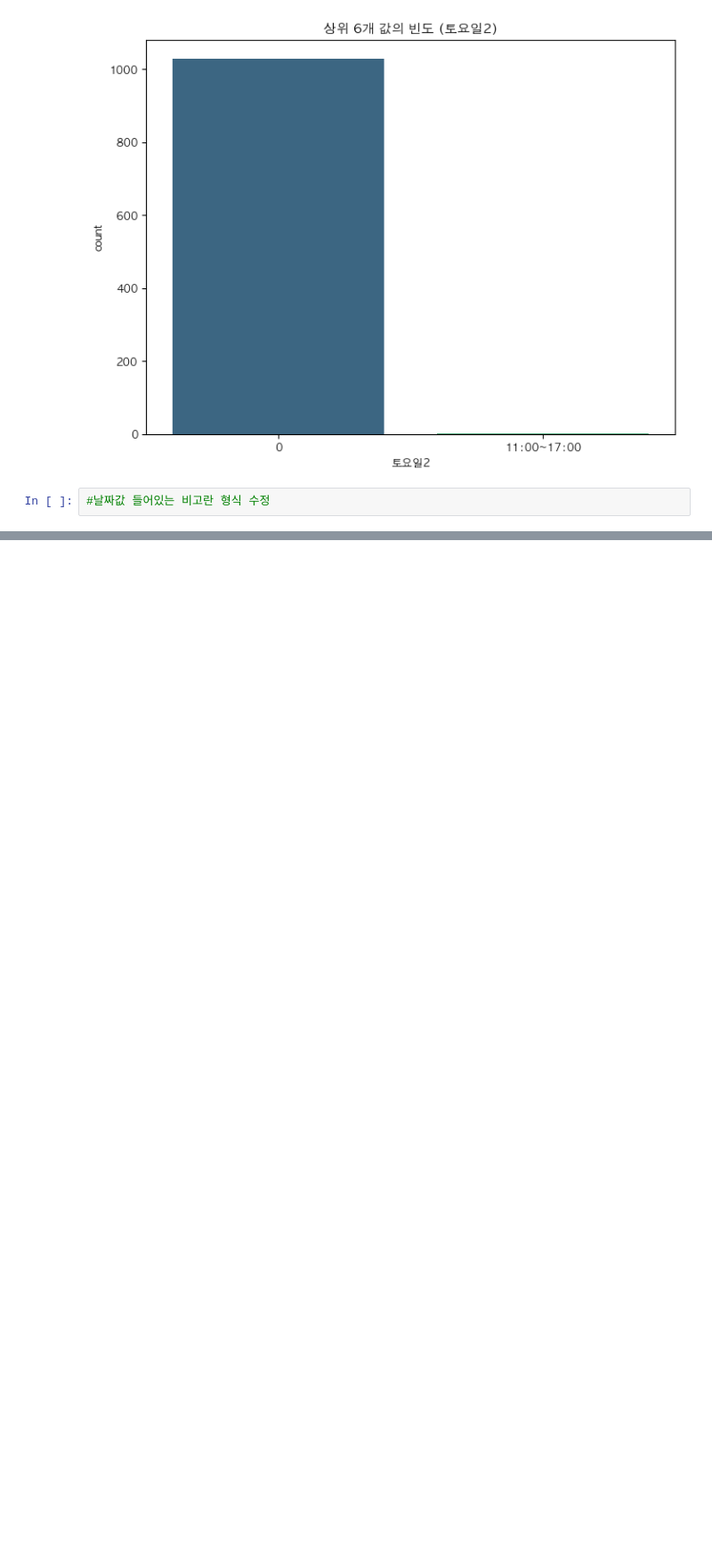
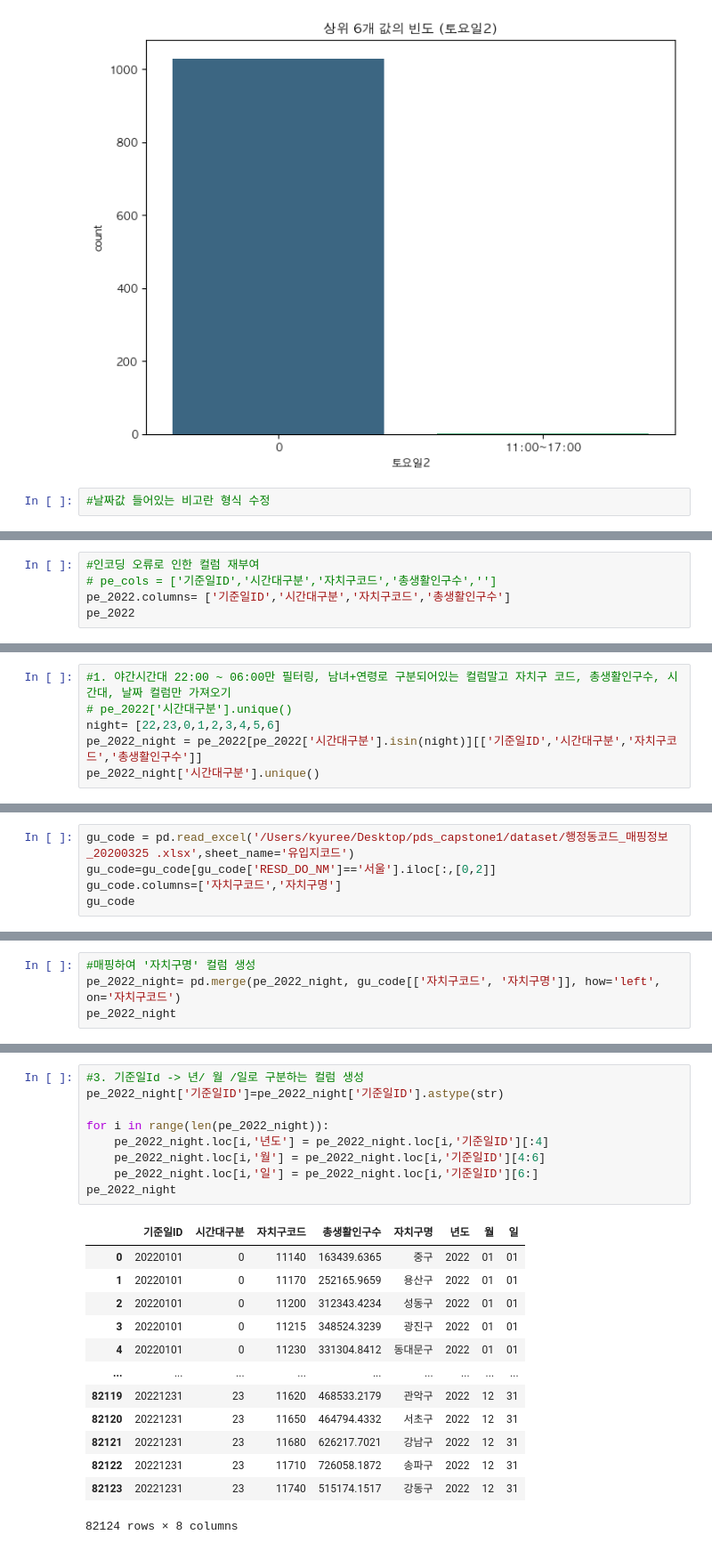
Before and after one commit to ds-kyuree/Pds_Capstone1_Practice_13, a Jupyter notebook: preprocessing/kr_processing.ipynb, the cells around one changed output, grey strips where cells are left out. Shown: that part at 89% size. Saved outputs shown, nothing was run; the diff lists cells and outputs as text; blank space fills up the shorter version.

```diff
--- a/preprocessing/kr_processing.ipynb
+++ b/preprocessing/kr_processing.ipynb
@@ -775,0 +800,5 @@ for column in res_time_sign.columns[4:9]:
+# %%
+#인코딩 오류로 인한 컬럼 재부여
+# pe_cols = ['기준일ID','시간대구분','자치구코드','총생활인구수','']
+pe_2022.columns= ['기준일ID','시간대구분','자치구코드','총생활인구수']
+pe_2022
@@ -775,0 +819,6 @@ for column in res_time_sign.columns[4:9]:
+# %%
+#1. 야간시간대 22:00 ~ 06:00만 필터링, 남녀+연령로 구분되어있는 컬럼말고 자치구 코드, 총생활인구수, 시간대, 날짜 컬럼만 가져오기
+# pe_2022['시간대구분'].unique()
+night= [22,23,0,1,2,3,4,5,6]
+pe_2022_night = pe_2022[pe_2022['시간대구분'].isin(night)][['기준일ID','시간대구분','자치구코드','총생활인구수']]
+pe_2022_night['시간대구분'].unique()
@@ -775,0 +834,5 @@ for column in res_time_sign.columns[4:9]:
+# %%
+gu_code = pd.read_excel('/Users/kyuree/Desktop/pds_capstone1/dataset/행정동코드_매핑정보_20200325 .xlsx',sheet_name='유입지코드')
+gu_code=gu_code[gu_code['RESD_DO_NM']=='서울'].iloc[:,[0,2]]
+gu_code.columns=['자치구코드','자치구명']
+gu_code
@@ -775,0 +857,4 @@ for column in res_time_sign.columns[4:9]:
+# %%
+#매핑하여 '자치구명' 컬럼 생성
+pe_2022_night= pd.merge(pe_2022_night, gu_code[['자치구코드', '자치구명']], how='left', on='자치구코드')
+pe_2022_night
@@ -775,0 +875,23 @@ for column in res_time_sign.columns[4:9]:
+# %%
+#3. 기준일Id -> 년/ 월 /일로 구분하는 컬럼 생성
+pe_2022_night['기준일ID']=pe_2022_night['기준일ID'].astype(str)
+
+for i in range(len(pe_2022_night)):
+    pe_2022_night.loc[i,'년도'] = pe_2022_night.loc[i,'기준일ID'][:4]
+    pe_2022_night.loc[i,'월'] = pe_2022_night.loc[i,'기준일ID'][4:6]
+    pe_2022_night.loc[i,'일'] = pe_2022_night.loc[i,'기준일ID'][6:]
+pe_2022_night
+# %% [output]
+|  | 기준일ID | 시간대구분 | 자치구코드 | 총생활인구수 | 자치구명 | 년도 | 월 | 일 |
+| 0 | 20220101 | 0 | 11140 | 163439.6365 | 중구 | 2022 | 01 | 01 |
+| 1 | 20220101 | 0 | 11170 | 252165.9659 | 용산구 | 2022 | 01 | 01 |
+| 2 | 20220101 | 0 | 11200 | 312343.4234 | 성동구 | 2022 | 01 | 01 |
+| 3 | 20220101 | 0 | 11215 | 348524.3239 | 광진구 | 2022 | 01 | 01 |
+| 4 | 20220101 | 0 | 11230 | 331304.8412 | 동대문구 | 2022 | 01 | 01 |
+| ... | ... | ... | ... | ... | ... | ... | ... | ... |
+| 82119 | 20221231 | 23 | 11620 | 468533.2179 | 관악구 | 2022 | 12 | 31 |
+| 82120 | 20221231 | 23 | 11650 | 464794.4332 | 서초구 | 2022 | 12 | 31 |
+| 82121 | 20221231 | 23 | 11680 | 626217.7021 | 강남구 | 2022 | 12 | 31 |
+| 82122 | 20221231 | 23 | 11710 | 726058.1872 | 송파구 | 2022 | 12 | 31 |
+| 82123 | 20221231 | 23 | 11740 | 515174.1517 | 강동구 | 2022 | 12 | 31 |
+82124 rows × 8 columns
```
Also changed, not shown: parts of 8 cells of this notebook, 1 other file.
